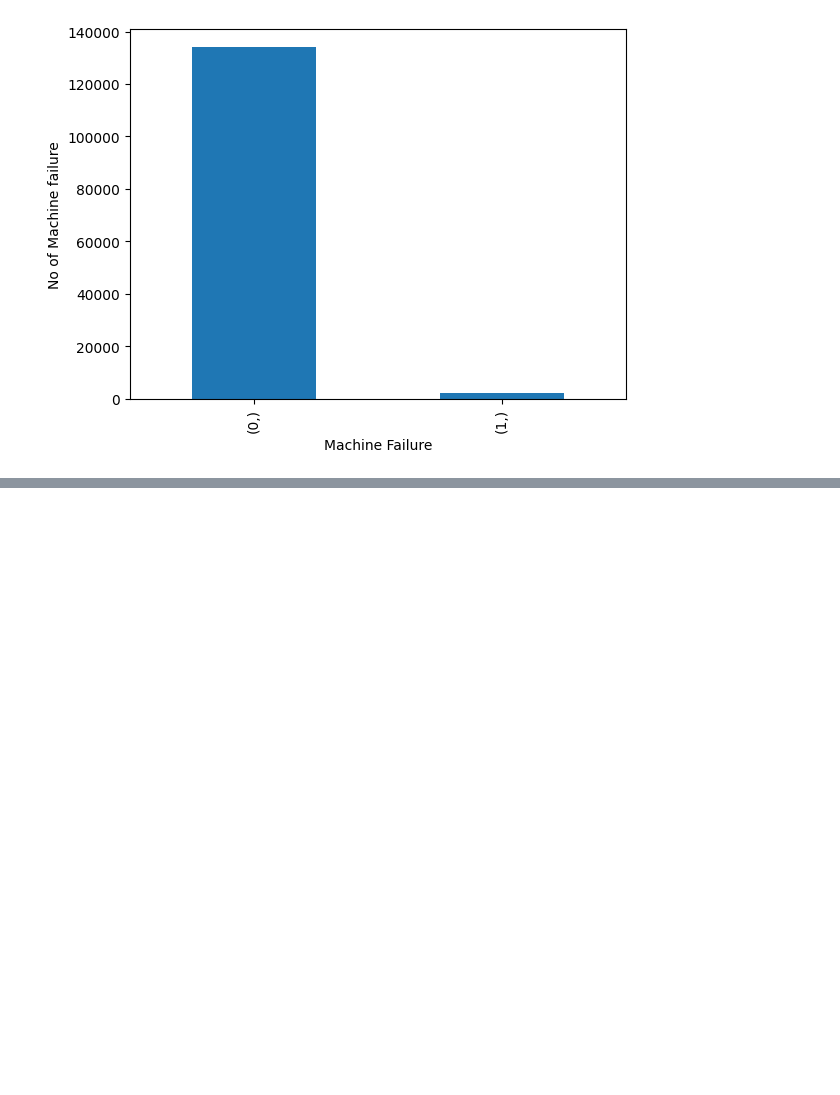
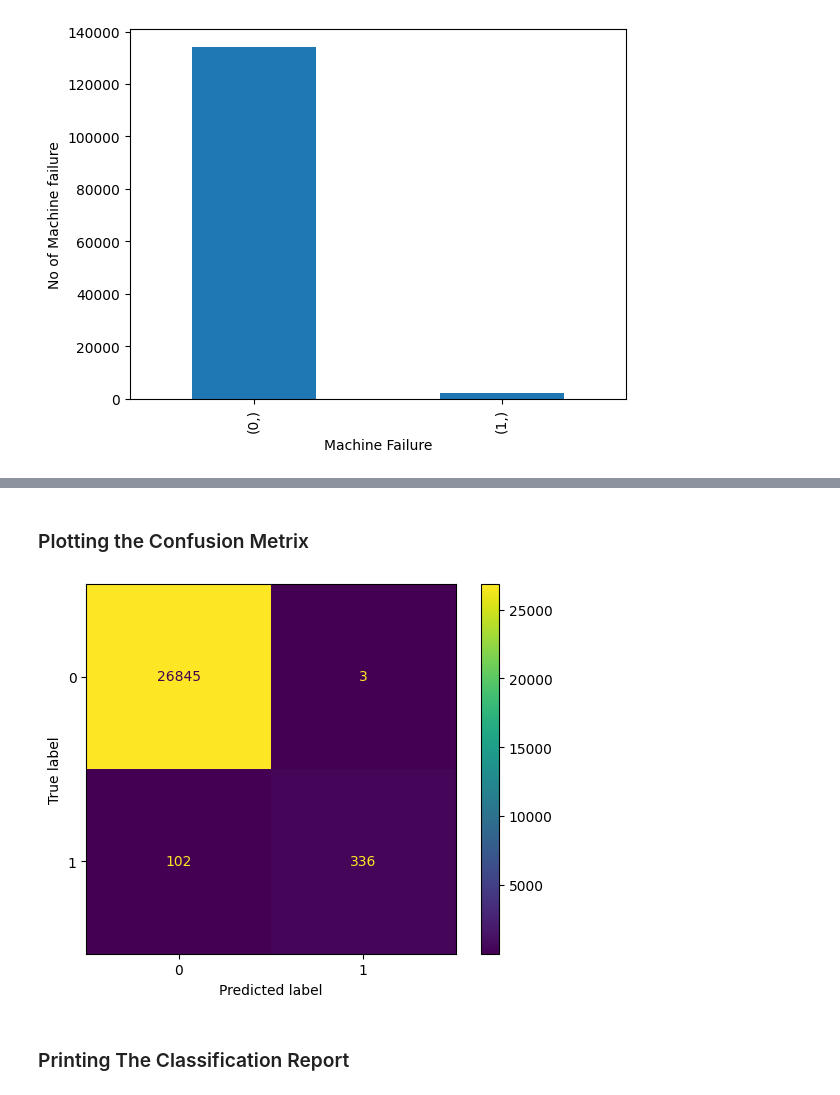
Before and after one commit to neerajprasad209/Classification_Project, a Jupyter notebook: ClassificationProject.ipynb, the cells around one changed output, grey strips where cells are left out. Cells and saved outputs as stored; diff of their text form; code cells hidden in the pictures; blank space fills up the shorter version.

```diff
--- a/ClassificationProject.ipynb
+++ b/ClassificationProject.ipynb
@@ -149,0 +470,7 @@ plt.show()
+# %%
+params = {'C': [ 0.001, 0.01, 0.1, 1, 10, 50, 100, 1000] }
+# %%
+from sklearn.model_selection import RandomizedSearchCV
+lr = LogisticRegression()
+rscv = RandomizedSearchCV(lr, param_distributions=params, cv=5, scoring='f1', random_state=21)
+rscv.fit(xtrain,ytrain)
@@ -149,0 +490,2 @@ plt.show()
+# %%
+best_lr = rscv.best_estimator_
@@ -149,0 +523,2 @@ plt.show()
+# %%
+ypred_ts = best_lr.predict(xtest)
@@ -149,0 +538,12 @@ plt.show()
+# %% [markdown]
+### Plotting the Confusion Metrix
+# %%
+from sklearn.metrics import confusion_matrix, ConfusionMatrixDisplay
+cf = confusion_matrix(ytest,ypred_ts)
+cfd = ConfusionMatrixDisplay(cf,display_labels=best_lr.classes_)
+cfd.plot()
+plt.show()
+# %% [output]
+[figure, added]
+# %% [markdown]
+### Printing The Classification Report
```
Also changed, not shown: parts of 85 cells of this notebook.
